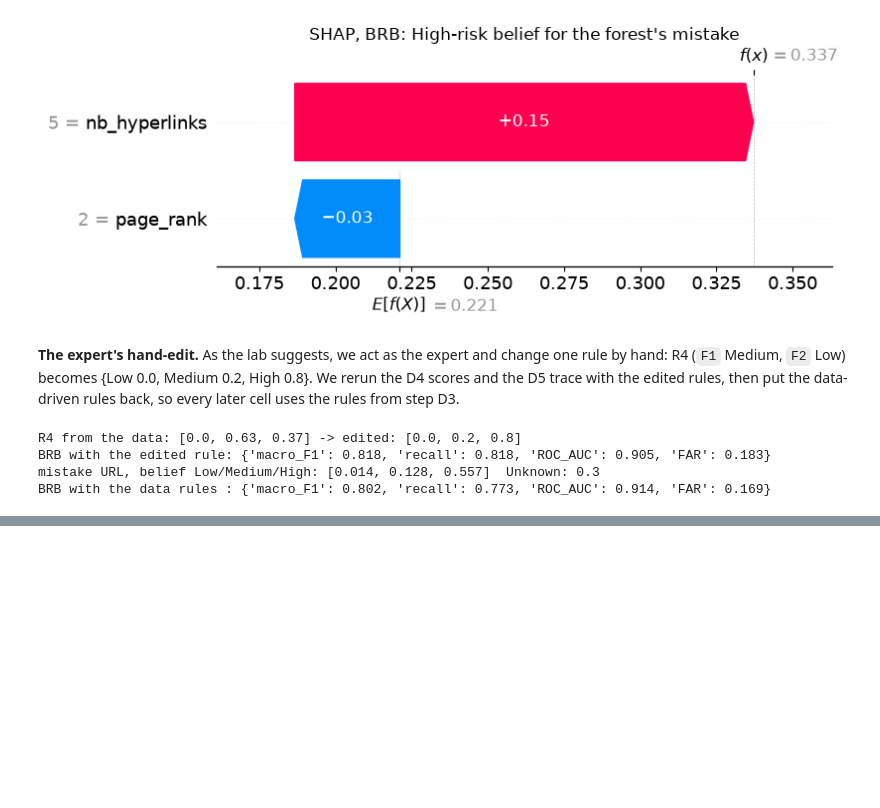
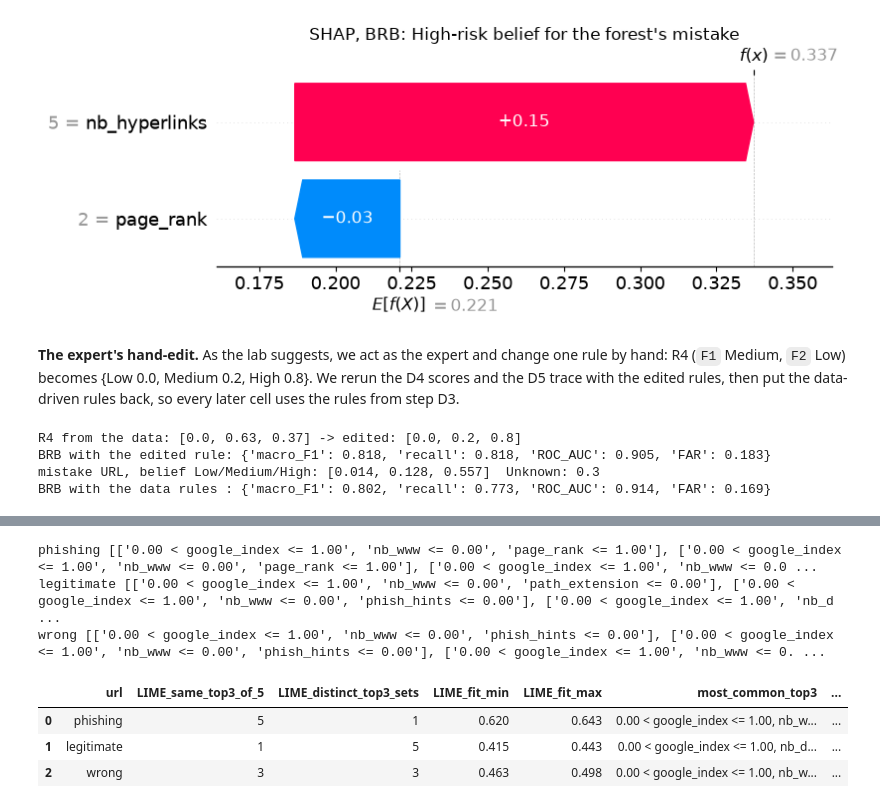
Before and after one commit to steve-nt/AI-for-Cybersecurity-Lab4.1, a Jupyter notebook: lab4_1_explaining_phishing_detectors.ipynb, the cells around one changed output, grey strips where cells are left out. Cells and saved outputs as stored; diff of their text form; code cells hidden in the pictures; blank space fills up the shorter version.

```diff
--- a/lab4_1_explaining_phishing_detectors.ipynb
+++ b/lab4_1_explaining_phishing_detectors.ipynb
@@ -1374,0 +1441,31 @@ BRB with the data rules : {'macro_F1': 0.802, 'recall': 0.773, 'ROC_AUC': 0.914,
+# %%
+# STEP X2
+rows = []
+for name, i in three:
+    sets, scores = [], []
+    for seed in [0, 1, 2, 3, 4]:
+        ex = LimeTabularExplainer(X_train.values, random_state=seed,
+                                  feature_names=list(X_train.columns))
+        e = ex.explain_instance(X_test.iloc[i].values, predict_fn,
+                                num_features=8, num_samples=5000)
+        sets.append(frozenset(feature for feature, weight in e.as_list()[:3]))
+        scores.append(e.score)
+    most = max(set(sets), key=sets.count)
+    shap_runs = [explainer(X_test.iloc[[i]])[:, :, 1].values[0] for _ in range(5)]
+    rows.append({"url": name, "LIME_same_top3_of_5": sets.count(most),
+                 "LIME_distinct_top3_sets": len(set(sets)),
+                 "LIME_fit_min": round(min(scores), 3), "LIME_fit_max": round(max(scores), 3),
+                 "most_common_top3": ", ".join(sorted(most)),
+                 "SHAP_identical_of_5": sum(np.array_equal(r, shap_runs[0]) for r in shap_runs)})
+    print(name, [sorted(s) for s in sets])
+x2_stability = pd.DataFrame(rows)
+x2_stability.to_csv("results/tables/X2_lime_stability_three_urls.csv", index=False)
+x2_stability
+# %% [output]
+phishing [['0.00 < google_index <= 1.00', 'nb_www <= 0.00', 'page_rank <= 1.00'], ['0.00 < google_index <= 1.00', 'nb_www <= 0.00', 'page_rank <= 1.00'], ['0.00 < google_index <= 1.00', 'nb_www <= 0.0 ...
+legitimate [['0.00 < google_index <= 1.00', 'nb_www <= 0.00', 'path_extension <= 0.00'], ['0.00 < google_index <= 1.00', 'nb_www <= 0.00', 'phish_hints <= 0.00'], ['0.00 < google_index <= 1.00', 'nb_d ...
+wrong [['0.00 < google_index <= 1.00', 'nb_www <= 0.00', 'phish_hints <= 0.00'], ['0.00 < google_index <= 1.00', 'nb_www <= 0.00', 'phish_hints <= 0.00'], ['0.00 < google_index <= 1.00', 'nb_www <= 0. ...
+|  | url | LIME_same_top3_of_5 | LIME_distinct_top3_sets | LIME_fit_min | LIME_fit_max | most_common_top3 | ... |
+| 0 | phishing | 5 | 1 | 0.620 | 0.643 | 0.00 < google_index <= 1.00, nb_w... | ... |
+| 1 | legitimate | 1 | 5 | 0.415 | 0.443 | 0.00 < google_index <= 1.00, nb_d... | ... |
+| 2 | wrong | 3 | 3 | 0.463 | 0.498 | 0.00 < google_index <= 1.00, nb_w... | ... |
```
Also changed, not shown: parts of 16 cells of this notebook, 12 other files.
